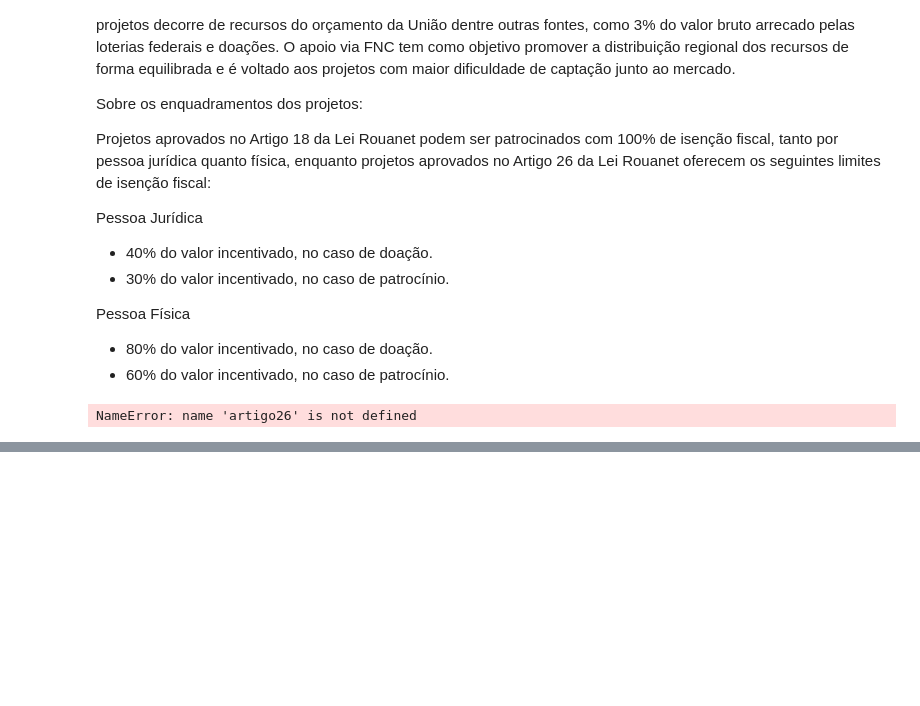
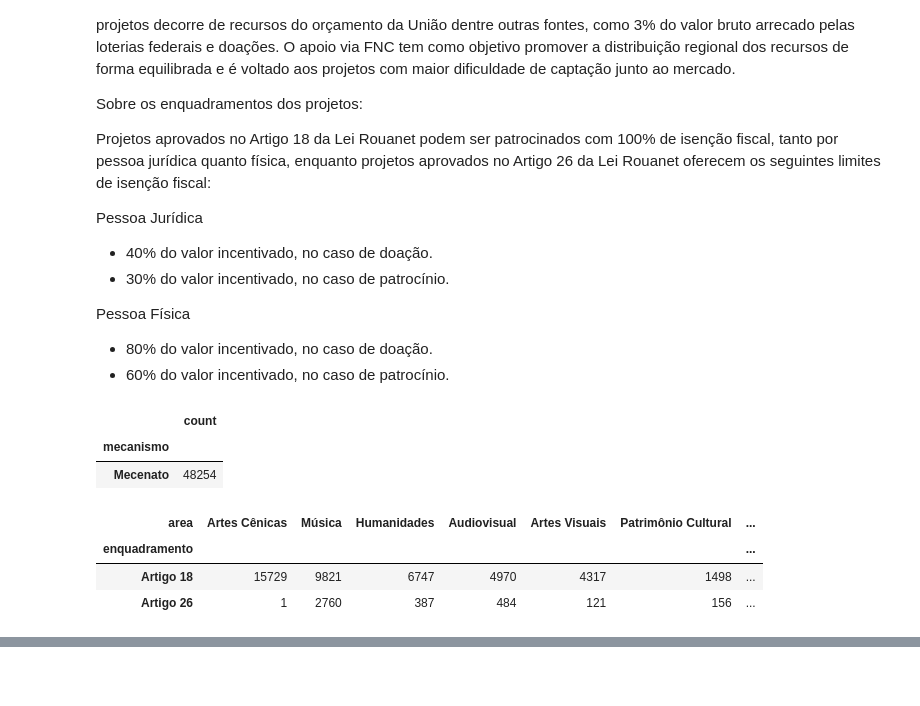
Before and after one commit to lorenaaxbastos/santander-coders-projects, a Jupyter notebook: Unit 2 - Programming Techniques I (PY)/Projeto EDA - Análise do Dataset da Lei Rouanet.ipynb, the cells around one changed output, grey strips where cells are left out. Cells and saved outputs as stored; diff of their text form; code cells hidden in the pictures; blank space fills up the shorter version.

```diff
--- a/Unit 2 - Programming Techniques I (PY)/Projeto EDA - Análise do Dataset da Lei Rouanet.ipynb
+++ b/Unit 2 - Programming Techniques I (PY)/Projeto EDA - Análise do Dataset da Lei Rouanet.ipynb
@@ -796,6 +788,24 @@ Pessoa Física
 - 80% do valor incentivado, no caso de doação.
 - 60% do valor incentivado, no caso de patrocínio.
 # %%
-enquadramento_por_area = df_projetos[df_projetos["mecanismo"] == "Mecenato"].groupby("area")["enquadramento"].value_counts().rename("qtd_projetos")
+mecanismos = df_projetos["mecanismo"].value_counts().to_frame()
+
+enquadramento_por_area = df_projetos.groupby("area")["enquadramento"].value_counts().rename("qtd_projetos")
 enquadramento_por_area = enquadramento_por_area.to_frame().unstack(level="area")["qtd_projetos"]
-enquadramento_por_area
+
+ordenacao = enquadramento_por_area.sum(axis=0).argsort()
+
+indices = enquadramento_por_area.index
+colunas = enquadramento_por_area.columns[ordenacao][::-1]
+valores = enquadramento_por_area.values.T[ordenacao][::-1].T
+enquadramento_por_area = pd.DataFrame(valores, index=indices, columns=colunas)
+
+display(mecanismos, enquadramento_por_area)
+# %% [output]
+|  | count |
+| mecanismo |  |
+| Mecenato | 48254 |
+| area | Artes Cênicas | Música | Humanidades | Audiovisual | Artes Visuais | Patrimônio Cultural | ... |
+| enquadramento |  |  |  |  |  |  | ... |
+| Artigo 18 | 15729 | 9821 | 6747 | 4970 | 4317 | 1498 | ... |
+| Artigo 26 | 1 | 2760 | 387 | 484 | 121 | 156 | ... |
@@ -810,14 +811,0 @@ display(enquadrados)
-# %%
-filtro_artigo26_com_captacao = artigo26["valor_captado"] > 0
-filtro_artigo18_com_captacao = artigo18["valor_captado"] > 0
-
-qtd_projetos_artigo26 = artigo26.shape[0]
-qtd_projetos_artigo26_com_captacao = artigo26[filtro_artigo26_com_captacao].shape[0]
-
-qtd_projetos_artigo18 = artigo18.shape[0]
-qtd_projetos_artigo18_com_captacao = artigo18[filtro_artigo18_com_captacao].shape[0]
-
-pct_captacao_artigo26 = qtd_projetos_artigo26_com_captacao / qtd_projetos_artigo26 * 100
-pct_captacao_artigo18 = qtd_projetos_artigo18_com_captacao / qtd_projetos_artigo18 * 100
-# %% [output]
-NameError: name 'artigo26' is not defined
```
Also changed, not shown: parts of 16 cells of this notebook.
